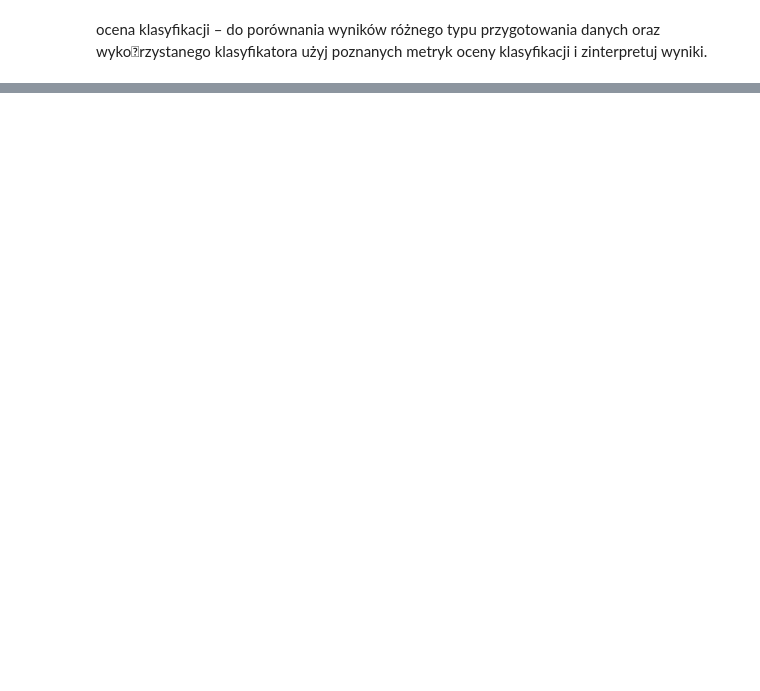
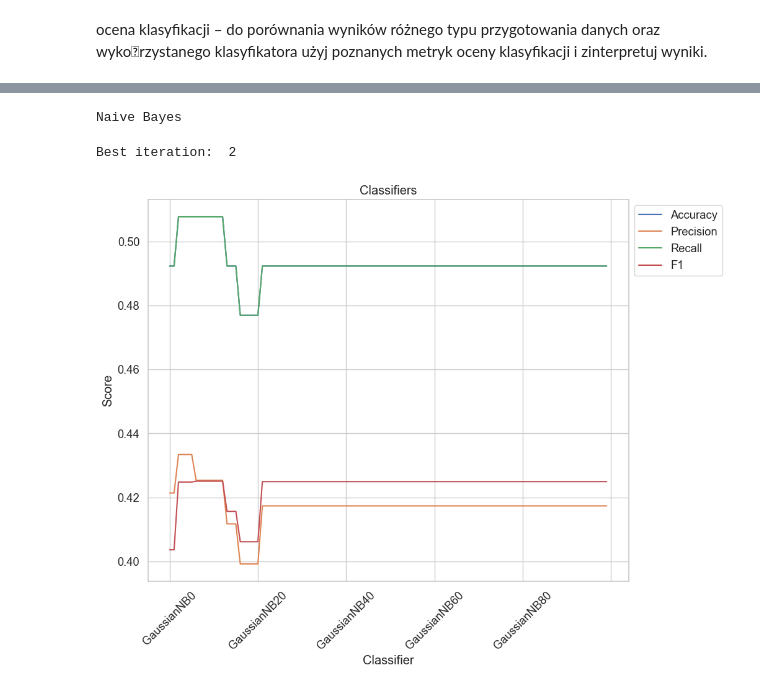
Before and after one commit to Filipstrozik/SztucznaInteligencja, a Jupyter notebook: Z4/z4.ipynb, the cells around one changed output, grey strips where cells are left out. Cells and saved outputs as stored; diff of their text form; code cells hidden in the pictures; blank space fills up the shorter version.

```diff
--- a/Z4/z4.ipynb
+++ b/Z4/z4.ipynb
@@ -636,2 +650,11 @@ F1:  0.7023348416289593
 <matplotlib.legend.Legend at 0x...>
 [figure]
+# %%
+# iterate over NB classifiers
+nb_classifiers = nb_classifiers_create()
+print('Naive Bayes')
+iterate_classifiers(nb_classifiers, X_train_pca, X_val_pca, y_train_pca, y_val_pca)
+# %% [output]
+Naive Bayes
+Best iteration:  2
+[figure, added]
```
Also changed, not shown: parts of 7 cells of this notebook.
